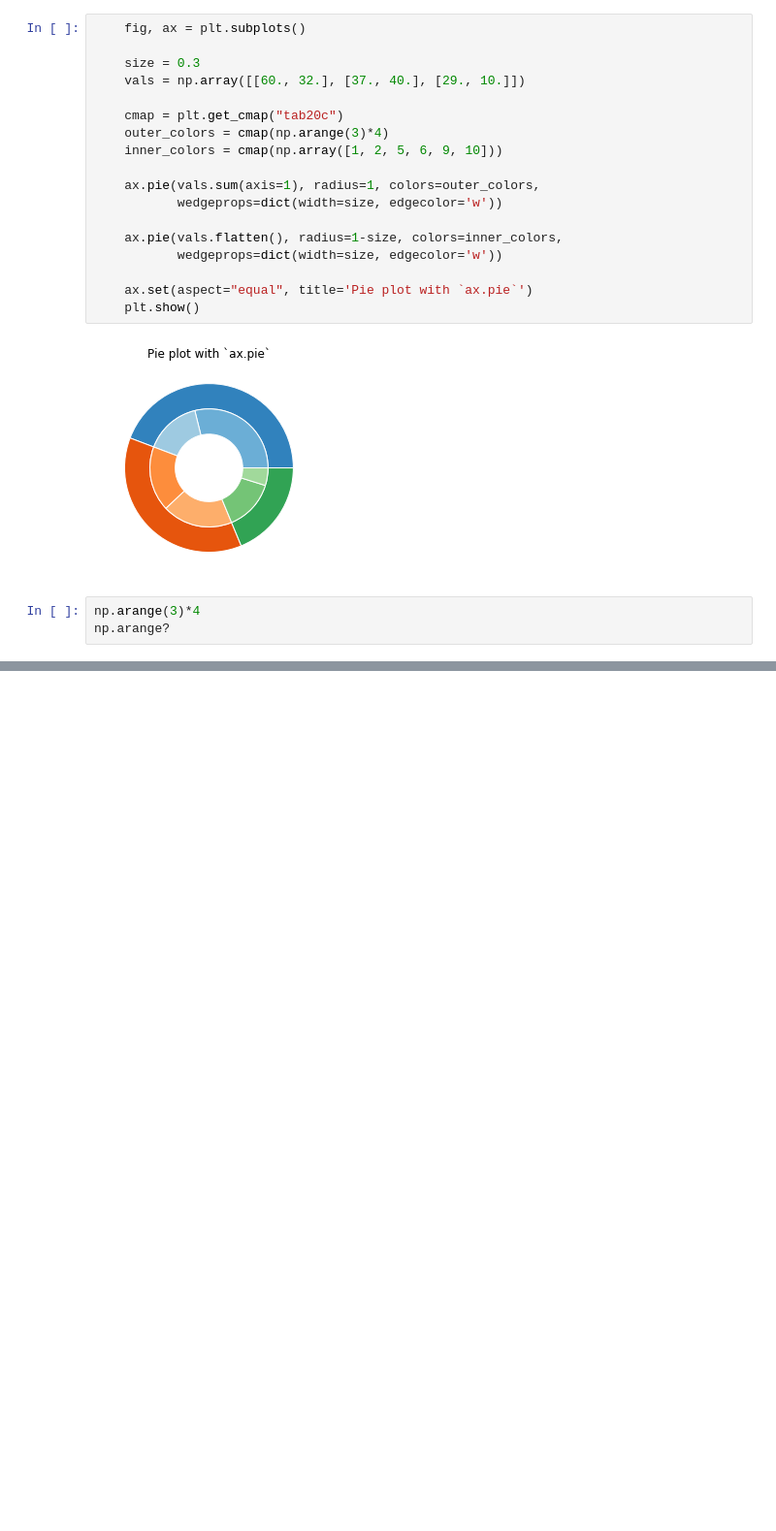
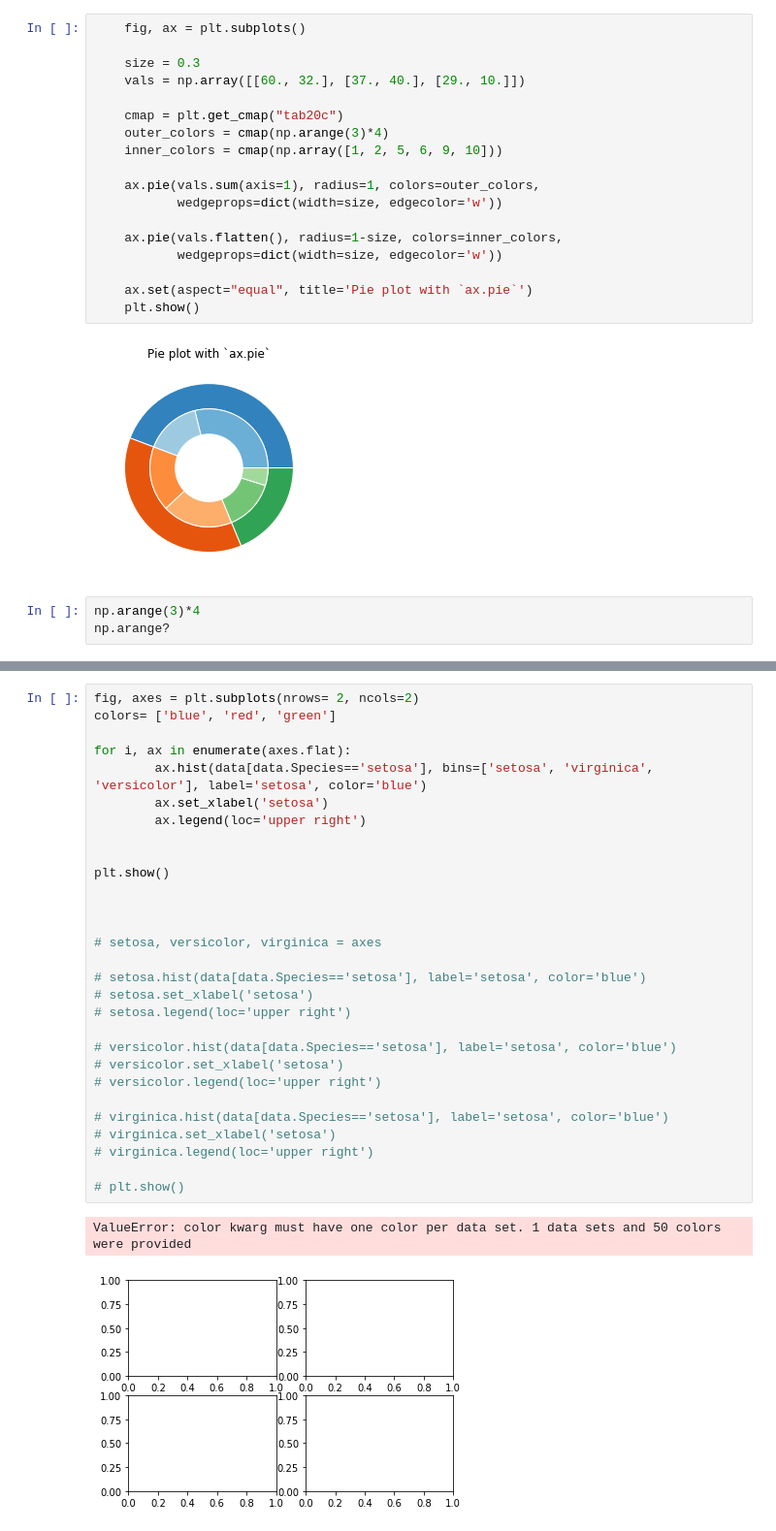
Before and after one commit to sajjadGG/book-python, a Jupyter notebook: data-vizualization/jupyter/Untitled.ipynb, the cells around one changed output, grey strips where cells are left out. Shown at 97% size. Drawn from its saved outputs; the diff is of its cells as text; blank space fills up the shorter version.

Commit message:
Data Visualization: Matplotlib #time 60m

```diff
--- a/data-vizualization/jupyter/Untitled.ipynb
+++ b/data-vizualization/jupyter/Untitled.ipynb
@@ -217,0 +252,32 @@ array([[0.41960784, 0.68235294, 0.83921569, 1.        ],
+# %%
+fig, axes = plt.subplots(nrows= 2, ncols=2)
+colors= ['blue', 'red', 'green']
+
+for i, ax in enumerate(axes.flat):
+        ax.hist(data[data.Species=='setosa'], bins=['setosa', 'virginica', 'versicolor'], label='setosa', color='blue')
+        ax.set_xlabel('setosa')
+        ax.legend(loc='upper right')
+
+
+plt.show()
+
+
+
+# setosa, versicolor, virginica = axes
+
+# setosa.hist(data[data.Species=='setosa'], label='setosa', color='blue')
+# setosa.set_xlabel('setosa')
+# setosa.legend(loc='upper right')
+
+# versicolor.hist(data[data.Species=='setosa'], label='setosa', color='blue')
+# versicolor.set_xlabel('setosa')
+# versicolor.legend(loc='upper right')
+
+# virginica.hist(data[data.Species=='setosa'], label='setosa', color='blue')
+# virginica.set_xlabel('setosa')
+# virginica.legend(loc='upper right')
+
+# plt.show()
+# %% [output]
+ValueError: color kwarg must have one color per data set. 1 data sets and 50 colors were provided
+[figure, added]
```
Also changed, not shown: parts of 17 cells of this notebook, 15 other files.
